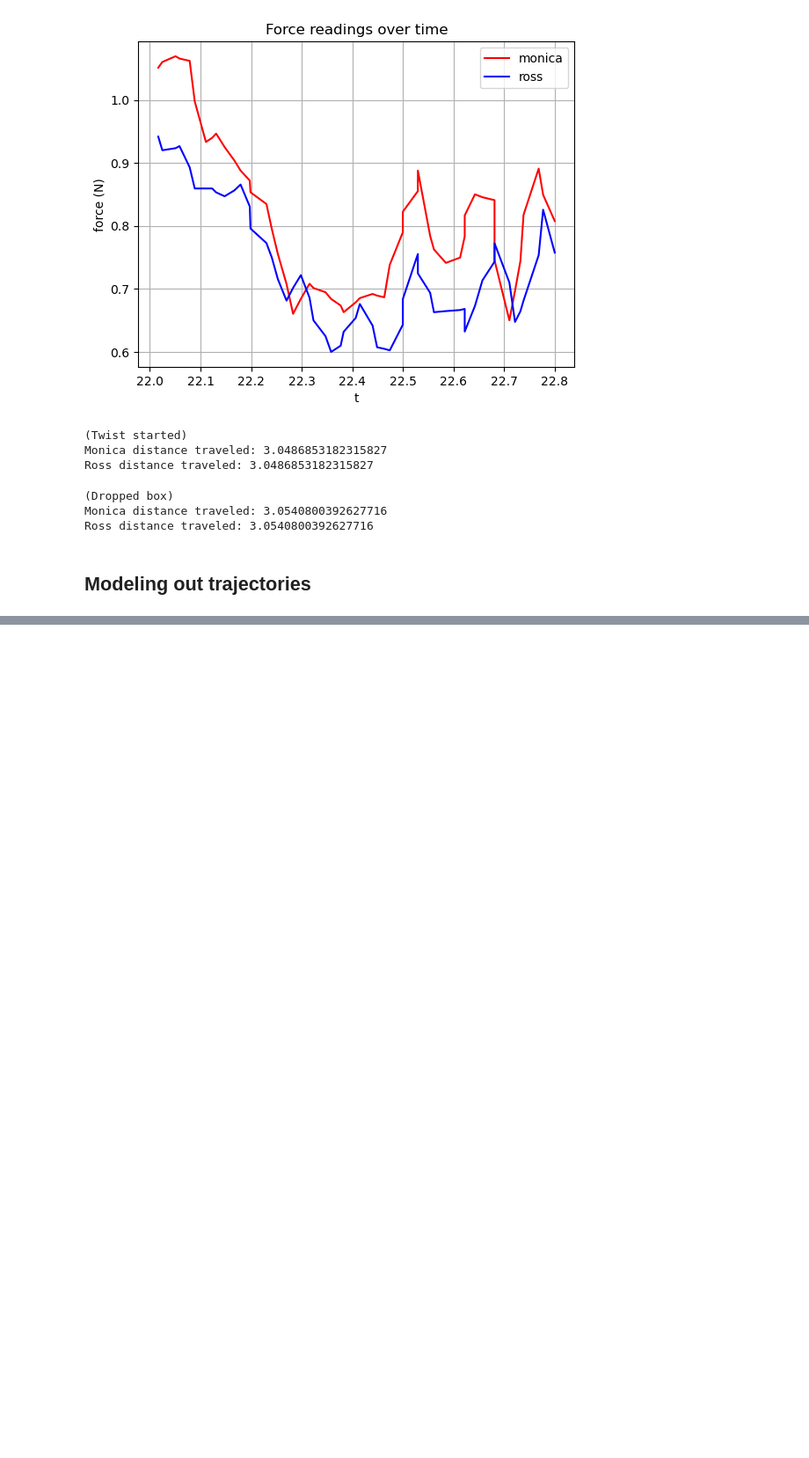
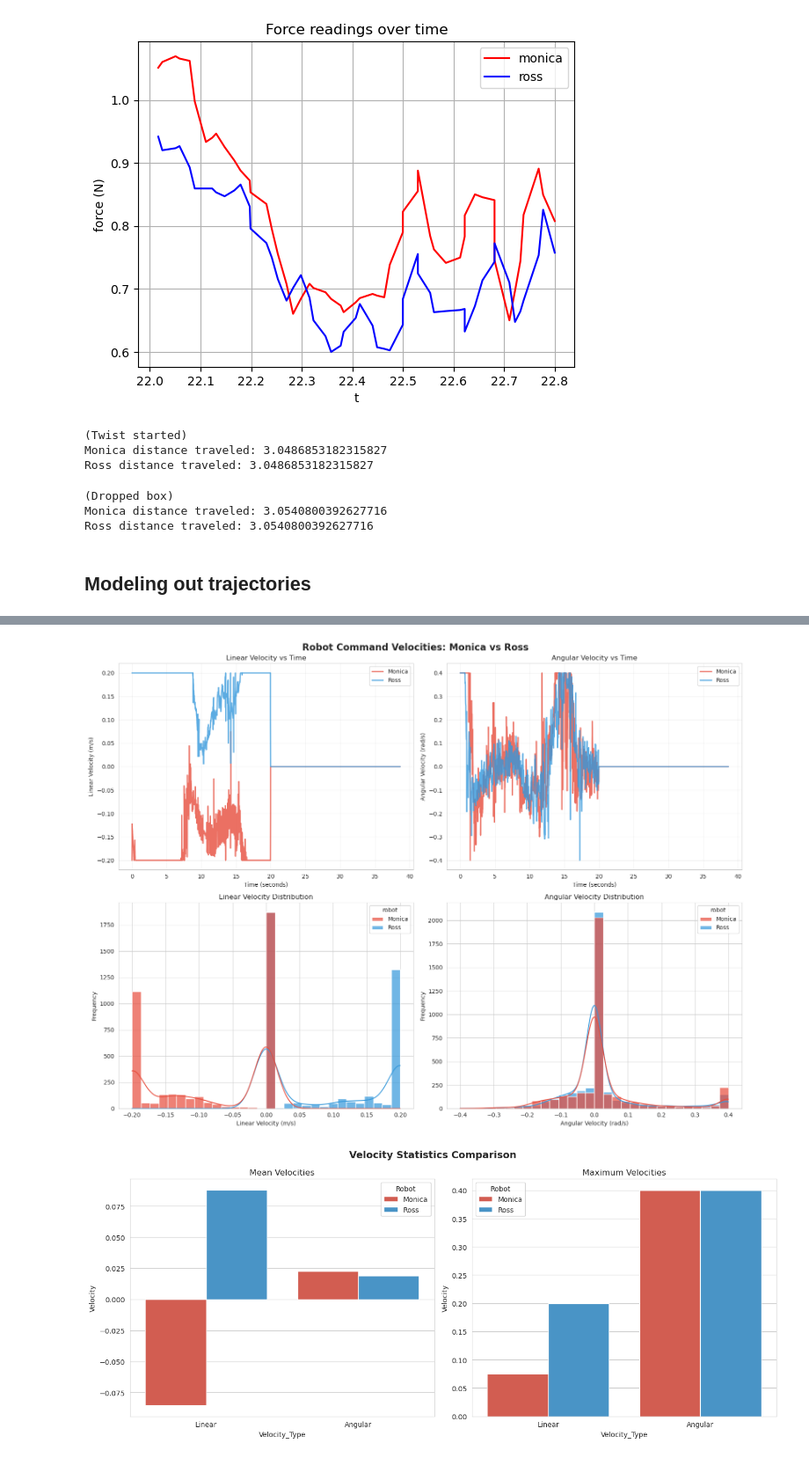
Before and after one commit to BCLab-UNM/MARIAM, a Jupyter notebook: analysis/vicon_experiments/vicon_experiments.ipynb, the cells around one changed output, grey strips where cells are left out. Shown: that part at 88% size. Drawn from its saved outputs; the diff is of its cells as text; code cells hidden in the pictures; blank space fills up the shorter version.

Commit message:
updated PID parameters; added code to analyze velocity commands for PID tuning

```diff
--- a/analysis/vicon_experiments/vicon_experiments.ipynb
+++ b/analysis/vicon_experiments/vicon_experiments.ipynb
@@ -545,0 +683,6 @@ Average speed: 0.19 m/s
+# %%
+bag_path = Path('../../../datasets/vicon_data/pid_analysis_3')
+
+cmd_vel_time_series = get_time_series_data(bag_path, 'vel')
+
+cmd_vel_time_series.info()
@@ -545,0 +708,7 @@ Average speed: 0.19 m/s
+# %%
+fig1 = plot_robot_velocities(cmd_vel_time_series)
+fig2 = plot_velocity_comparison_stats(cmd_vel_time_series)
+plt.show()
+# %% [output]
+[figure, added]
+[figure, added]
```
Also changed, not shown: parts of 6 cells of this notebook, 2 other files.
